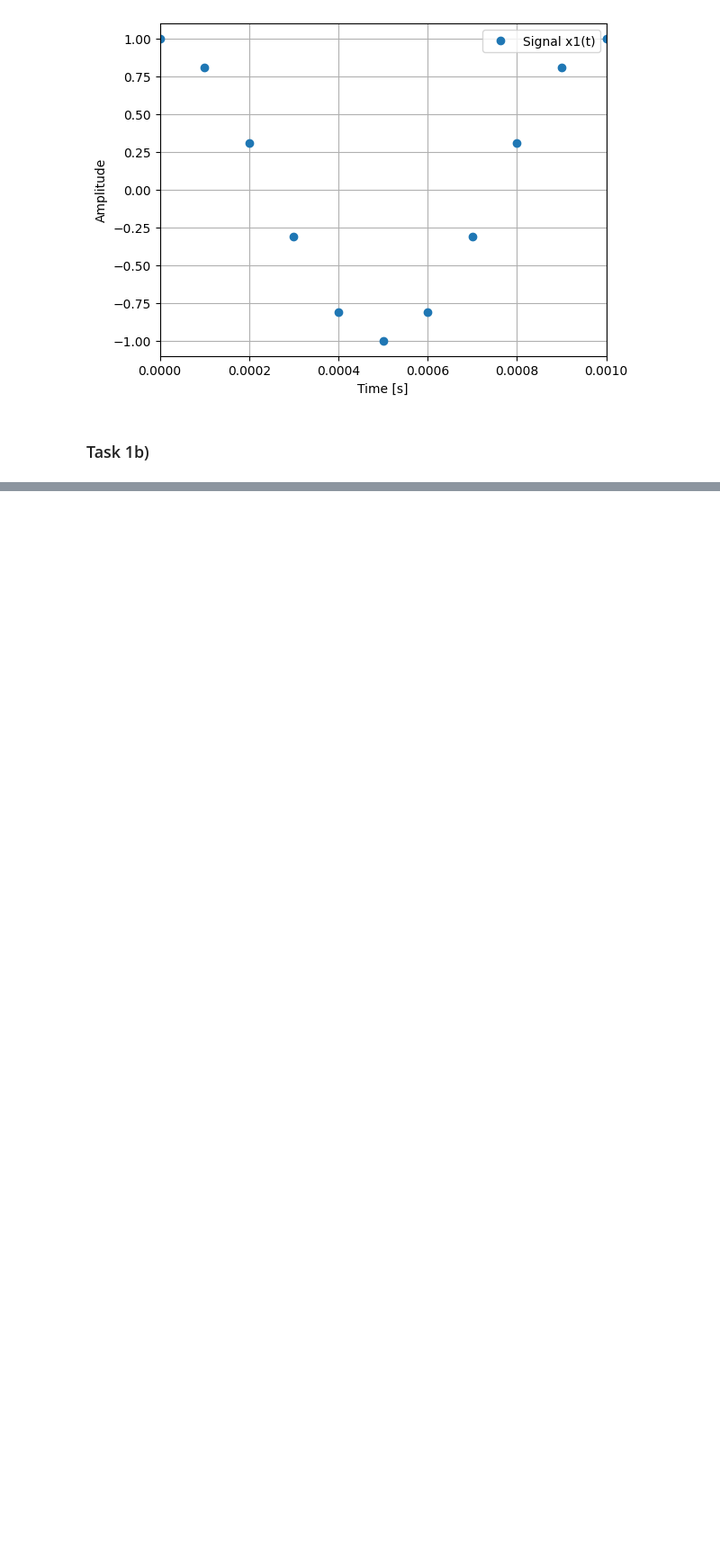
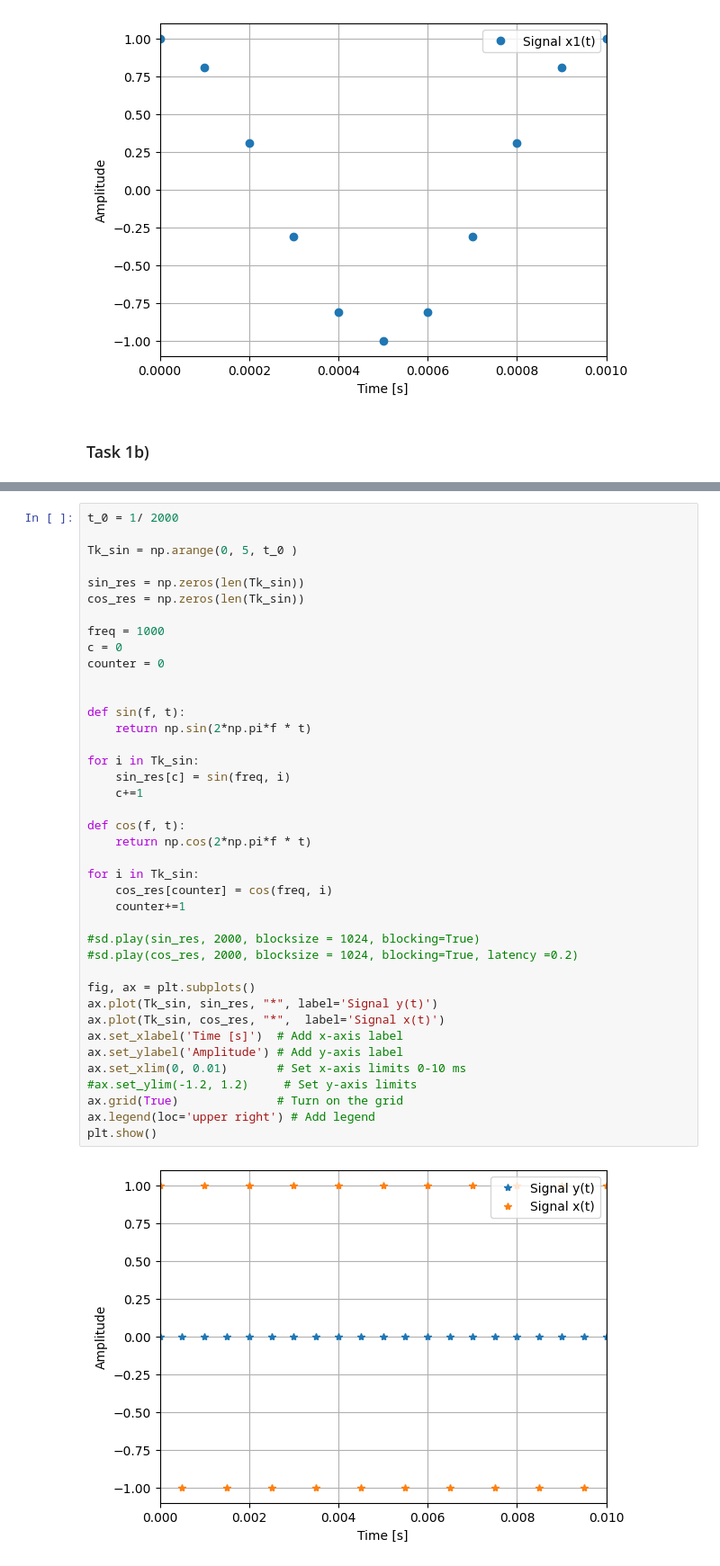
Before and after one commit to OliverHansson/Sigtrans_assignments, a Jupyter notebook: Assignment3/Assignment3.ipynb, the cells around one changed output, grey strips where cells are left out. Shown at 90% size. Drawn from its saved outputs; the diff is of its cells as text; blank space fills up the shorter version.

```diff
--- a/Assignment3/Assignment3.ipynb
+++ b/Assignment3/Assignment3.ipynb
@@ -65,0 +59,42 @@ plt.show()
+# %%
+t_0 = 1/ 2000
+
+Tk_sin = np.arange(0, 5, t_0 )
+
+sin_res = np.zeros(len(Tk_sin))
+cos_res = np.zeros(len(Tk_sin))
+
+freq = 1000
+c = 0
+counter = 0
+
+
+def sin(f, t):
+    return np.sin(2*np.pi*f * t)
+
+for i in Tk_sin:
+    sin_res[c] = sin(freq, i)
+    c+=1
+
+def cos(f, t):
+    return np.cos(2*np.pi*f * t)
+
+for i in Tk_sin:
+    cos_res[counter] = cos(freq, i)
+    counter+=1
+
+#sd.play(sin_res, 2000, blocksize = 1024, blocking=True)
+#sd.play(cos_res, 2000, blocksize = 1024, blocking=True, latency =0.2)
+
+fig, ax = plt.subplots()
+ax.plot(Tk_sin, sin_res, "*", label='Signal y(t)')
+ax.plot(Tk_sin, cos_res, "*",  label='Signal x(t)')
+ax.set_xlabel('Time [s]')  # Add x-axis label
+ax.set_ylabel('Amplitude') # Add y-axis label
+ax.set_xlim(0, 0.01)       # Set x-axis limits 0-10 ms
+#ax.set_ylim(-1.2, 1.2)     # Set y-axis limits
+ax.grid(True)              # Turn on the grid
+ax.legend(loc='upper right') # Add legend
+plt.show()
+# %% [output]
+[figure, added]
```
Also changed, not shown: parts of 6 cells of this notebook, 1 other file.
